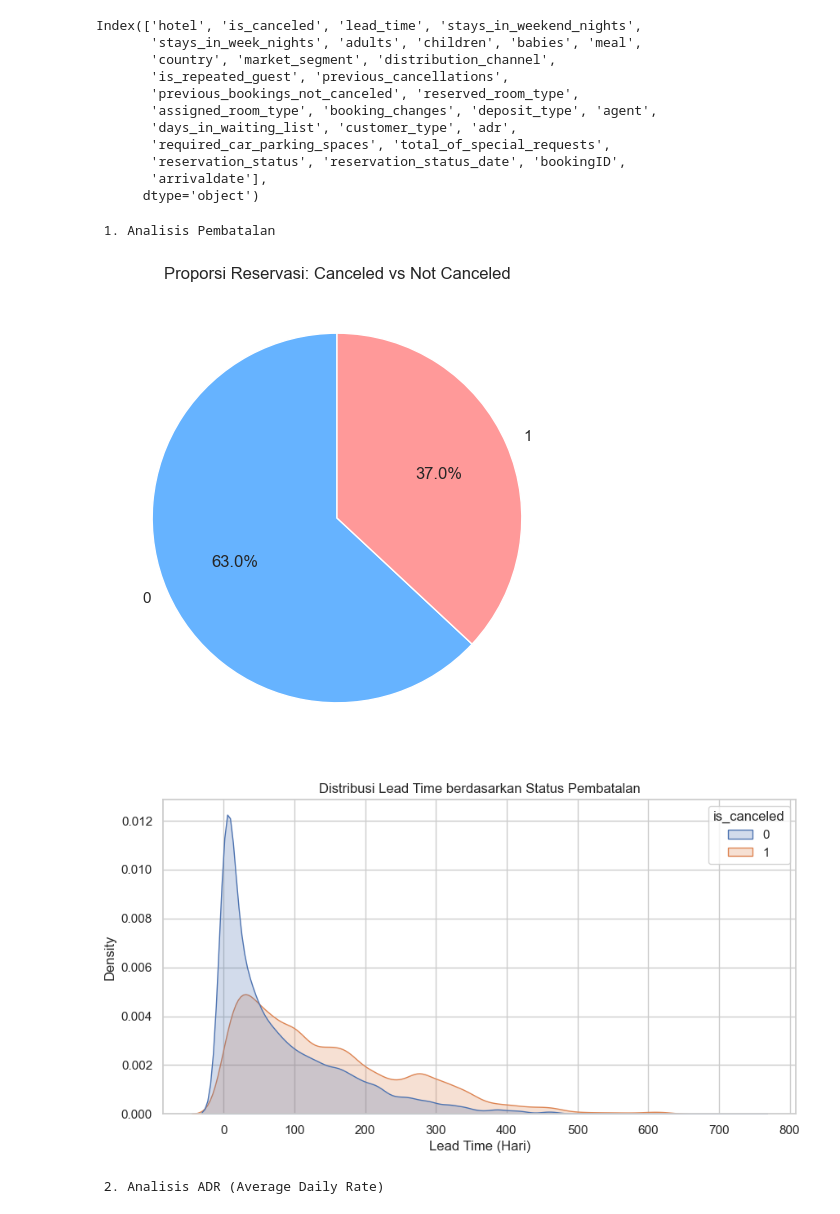
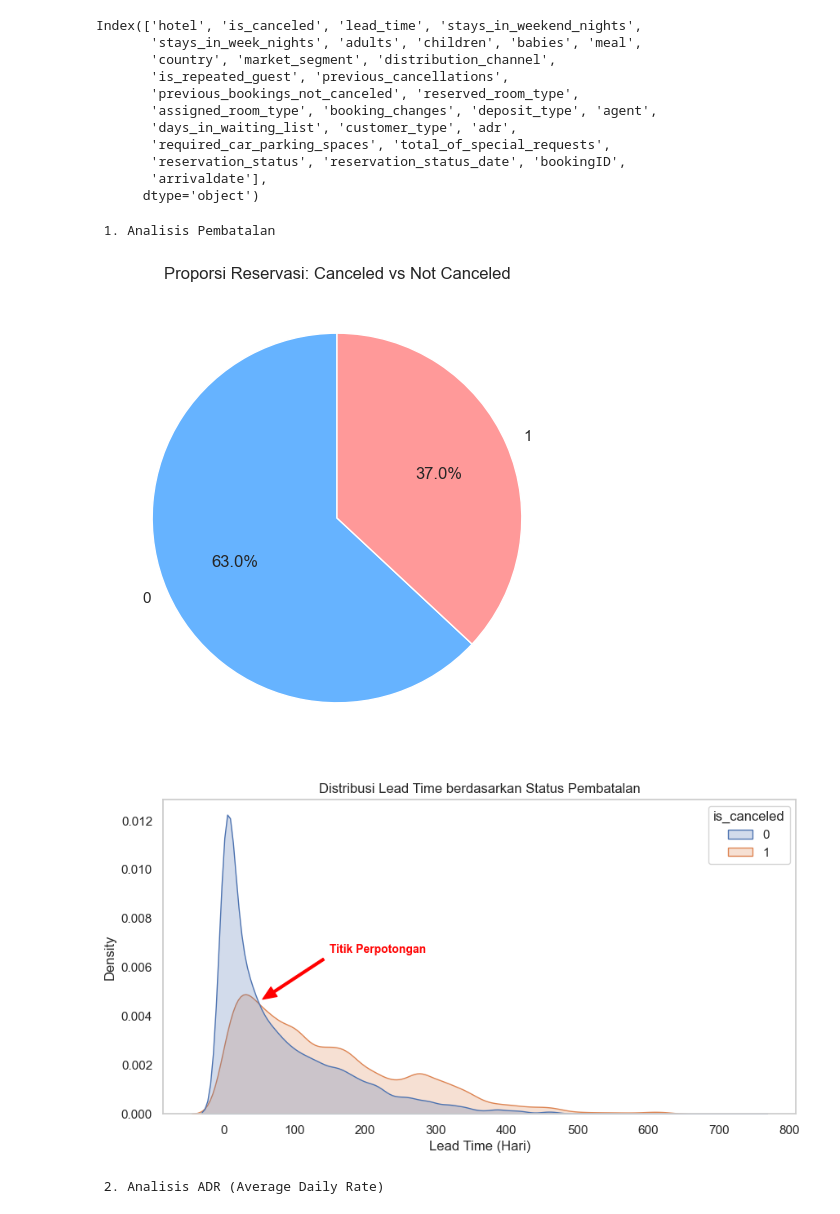
Before and after one commit to mherlypratama/Hotelcancelation, a Jupyter notebook: main.ipynb, the cells around one changed output. Cells and saved outputs as stored; diff of their text form; code cells hidden in the pictures.

```diff
--- a/main.ipynb
+++ b/main.ipynb
@@ -600,17 +600,43 @@ df2['is_canceled'].value_counts().plot.pie(autopct='%1.1f%%', colors=['#66b3ff',
 plt.title('Proporsi Reservasi: Canceled vs Not Canceled')
 plt.ylabel('')
 plt.show()
-
-# Hubungan Lead Time dengan Pembatalan
-plt.figure(figsize=(10, 5))
-sns.kdeplot(data=df2, x='lead_time', hue='is_canceled', fill=True, common_norm=False)
-plt.title('Distribusi Lead Time berdasarkan Status Pembatalan')
-plt.xlabel('Lead Time (Hari)')
-plt.show()
 # %% [output]
  1. Analisis Pembatalan
 [figure]
-[figure, removed]
+# %%
+plt.figure(figsize=(10, 5))
+sns.kdeplot(data=df2, x='lead_time', hue='is_canceled', fill=True, common_norm=False)
+
+# --- SETTING KOORDINAT MANUAL DI SINI ---
+x_manual = 50      # Geser angka ini untuk posisi kiri/kanan
+y_manual = 0.0046  # Geser angka ini untuk posisi atas/bawah
+# ----------------------------------------
+
+plt.annotate(
+    'Titik Perpotongan',
+    xy=(x_manual, y_manual),          # Titik yang ditunjuk panah
+    xytext=(x_manual + 100, y_manual + 0.002), # Posisi teks (x + 100 agar teks di kanan panah)
+    arrowprops=dict(
+        facecolor='red',
+        edgecolor='red',
+        shrink=0.05,
+        width=2,
+        headwidth=10
+    ),
+    color='red',
+    fontweight='bold',
+    fontsize=10
+)
+
+# Opsional: Garis bantu untuk memastikan koordinat pas
+# plt.axvline(x=x_manual, color='grey', linestyle='--', alpha=0.3)
+
+plt.title('Distribusi Lead Time berdasarkan Status Pembatalan')
+plt.xlabel('Lead Time (Hari)')
+plt.grid(False)
+plt.show()
+# %% [output]
+[figure, added]
 # %%
 print(" 2. Analisis ADR (Average Daily Rate) ")
 
```
